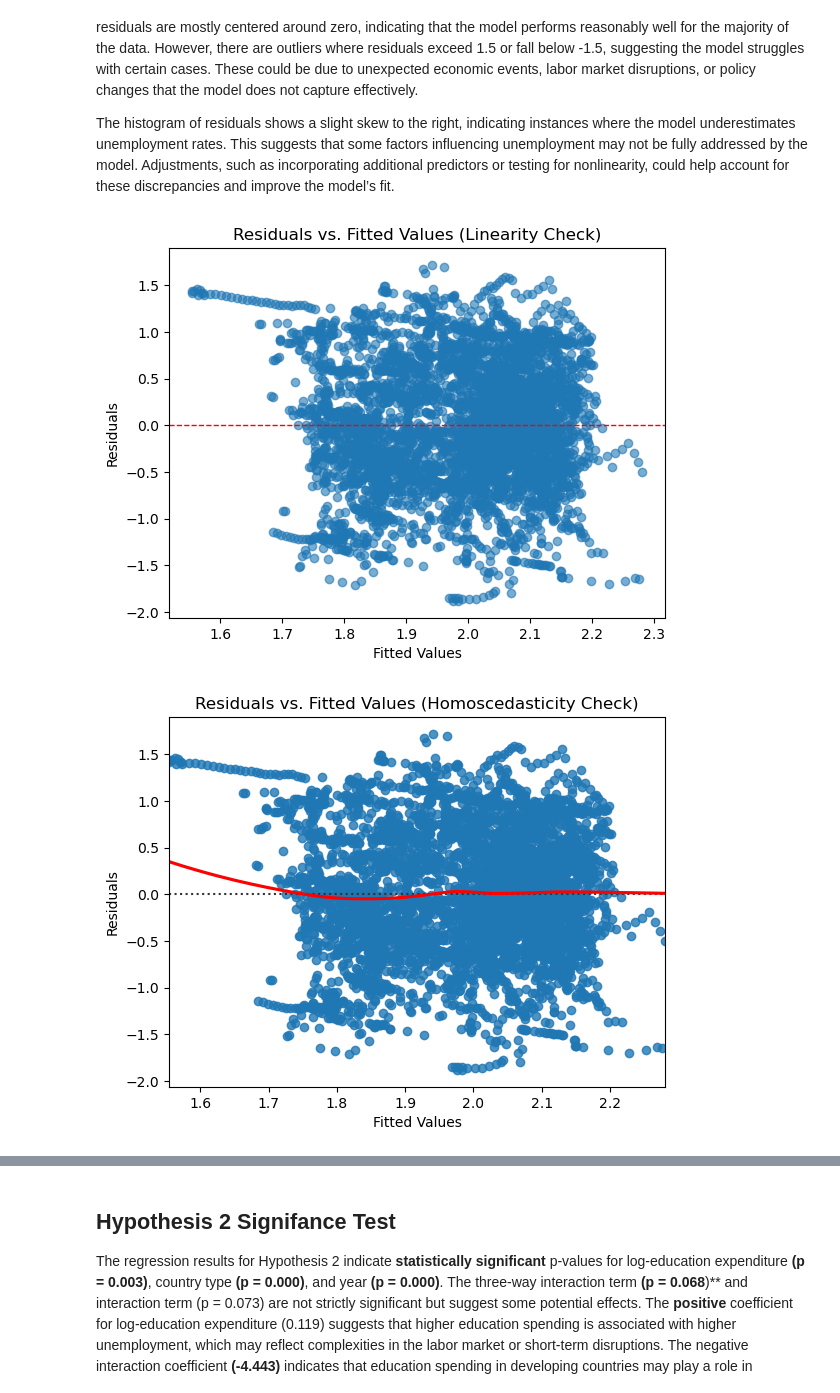
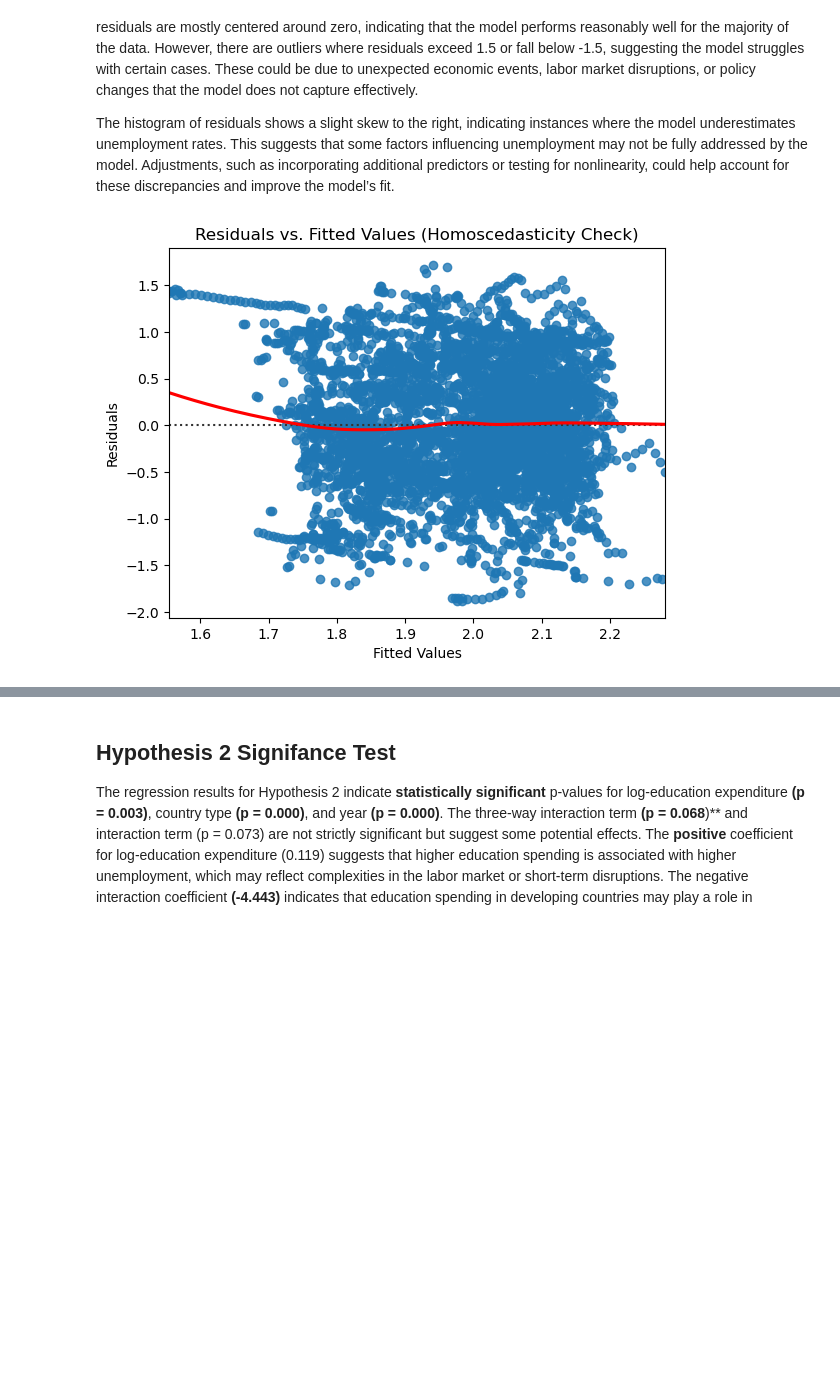
Before and after one commit to Matty67889/info-2950-project, a Jupyter notebook: phase4_new.ipynb, the cells around one changed output, grey strips where cells are left out. Drawn from its saved outputs; the diff is of its cells as text; code cells hidden in the pictures; blank space fills up the shorter version.

Commit message:
Fix hypothesis issues
- Fix notation for models in hypotheses
- Remove redundant residual plots
- Remove suggestive language of
relationship between variables in
pre-registration statements

```diff
--- a/phase4_new.ipynb
+++ b/phase4_new.ipynb
@@ -524,29 +508,14 @@ The histogram of residuals shows a slight skew to the right, indicating instance
 # %%
 
 residuals_unemployment = unemployment_model.resid
 
 fitted_values_unemployment = unemployment_model.fittedvalues
-
-
-plt.scatter(fitted_values_unemployment, residuals_unemployment, alpha=0.6)
-plt.axhline(0, color='red', linestyle='--', linewidth=1)
-plt.title("Residuals vs. Fitted Values (Linearity Check)")
-plt.xlabel("Fitted Values")
-plt.ylabel("Residuals")
-plt.show()
 
 sns.residplot(x=fitted_values_unemployment, y=residuals_unemployment,
               lowess=True, line_kws={'color': 'red'})
 plt.title("Residuals vs. Fitted Values (Homoscedasticity Check)")
 plt.xlabel("Fitted Values")
 plt.ylabel("Residuals")
 plt.show()
-
-sns.histplot(residuals_unemployment, kde=True, bins=30, color='blue')
-plt.title("Histogram of Residuals (Normality Check)")
-plt.xlabel("Residuals")
-plt.ylabel("Frequency")
-plt.show()
 # %% [output]
-[figure, old version]
+[figure, new version]
-[figure, removed]
```
Also changed, not shown: parts of 8 cells of this notebook.
